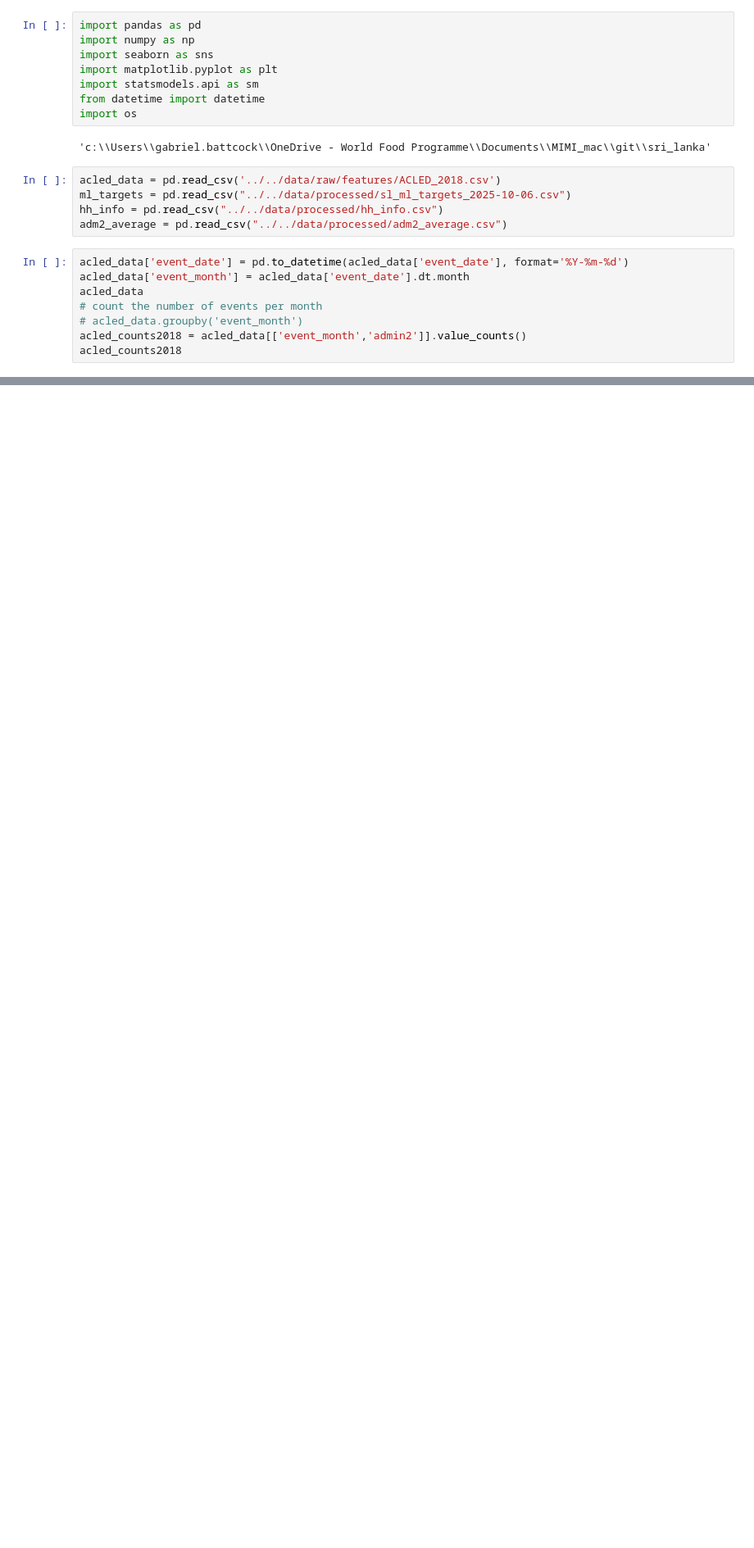
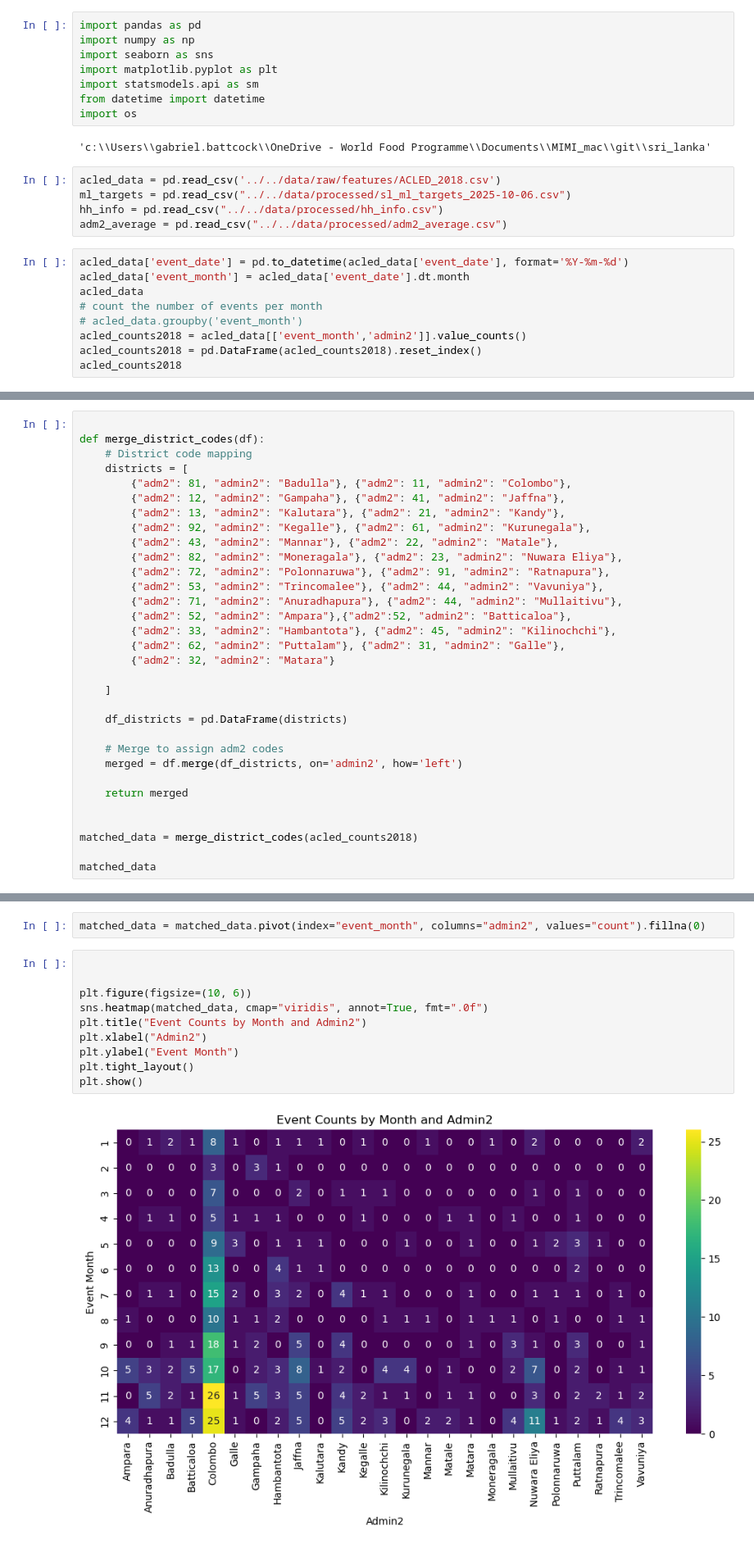
Before and after one commit to MIMI-wfp/sri_lanka, a Jupyter notebook: src/python/acled_variables.ipynb, the cells around one changed output, grey strips where cells are left out. Shown at 82% size. Cells and saved outputs as stored; diff of their text form; blank space fills up the shorter version.

```diff
--- a/src/python/acled_variables.ipynb
+++ b/src/python/acled_variables.ipynb
@@ -21,5 +21,6 @@ acled_data
 # count the number of events per month
 # acled_data.groupby('event_month')
 acled_counts2018 = acled_data[['event_month','admin2']].value_counts()
+acled_counts2018 = pd.DataFrame(acled_counts2018).reset_index()
 acled_counts2018
 # %% [output]
@@ -42,0 +49,32 @@ array(['Protesters only', 'State forces-Protesters', 'Rioters-Protesters', 'Prot
+# %%
+
+def merge_district_codes(df):
+    # District code mapping
+    districts = [
+        {"adm2": 81, "admin2": "Badulla"}, {"adm2": 11, "admin2": "Colombo"},
+        {"adm2": 12, "admin2": "Gampaha"}, {"adm2": 41, "admin2": "Jaffna"},
+        {"adm2": 13, "admin2": "Kalutara"}, {"adm2": 21, "admin2": "Kandy"},
+        {"adm2": 92, "admin2": "Kegalle"}, {"adm2": 61, "admin2": "Kurunegala"},
+        {"adm2": 43, "admin2": "Mannar"}, {"adm2": 22, "admin2": "Matale"},
+        {"adm2": 82, "admin2": "Moneragala"}, {"adm2": 23, "admin2": "Nuwara Eliya"},
+        {"adm2": 72, "admin2": "Polonnaruwa"}, {"adm2": 91, "admin2": "Ratnapura"},
+        {"adm2": 53, "admin2": "Trincomalee"}, {"adm2": 44, "admin2": "Vavuniya"},
+        {"adm2": 71, "admin2": "Anuradhapura"}, {"adm2": 44, "admin2": "Mullaitivu"},
+        {"adm2": 52, "admin2": "Ampara"},{"adm2":52, "admin2": "Batticaloa"},
+        {"adm2": 33, "admin2": "Hambantota"}, {"adm2": 45, "admin2": "Kilinochchi"},
+        {"adm2": 62, "admin2": "Puttalam"}, {"adm2": 31, "admin2": "Galle"},
+        {"adm2": 32, "admin2": "Matara"}
+
+    ]
+
+    df_districts = pd.DataFrame(districts)
+
+    # Merge to assign adm2 codes
+    merged = df.merge(df_districts, on='admin2', how='left')
+
+    return merged
+
+
+matched_data = merge_district_codes(acled_counts2018)
+
+matched_data
@@ -42,0 +95,14 @@ array(['Protesters only', 'State forces-Protesters', 'Rioters-Protesters', 'Prot
+# %%
+matched_data = matched_data.pivot(index="event_month", columns="admin2", values="count").fillna(0)
+# %%
+
+
+plt.figure(figsize=(10, 6))
+sns.heatmap(matched_data, cmap="viridis", annot=True, fmt=".0f")
+plt.title("Event Counts by Month and Admin2")
+plt.xlabel("Admin2")
+plt.ylabel("Event Month")
+plt.tight_layout()
+plt.show()
+# %% [output]
+[figure, added]
```
Also changed, not shown: parts of 3 cells of this notebook, 3 other files.
